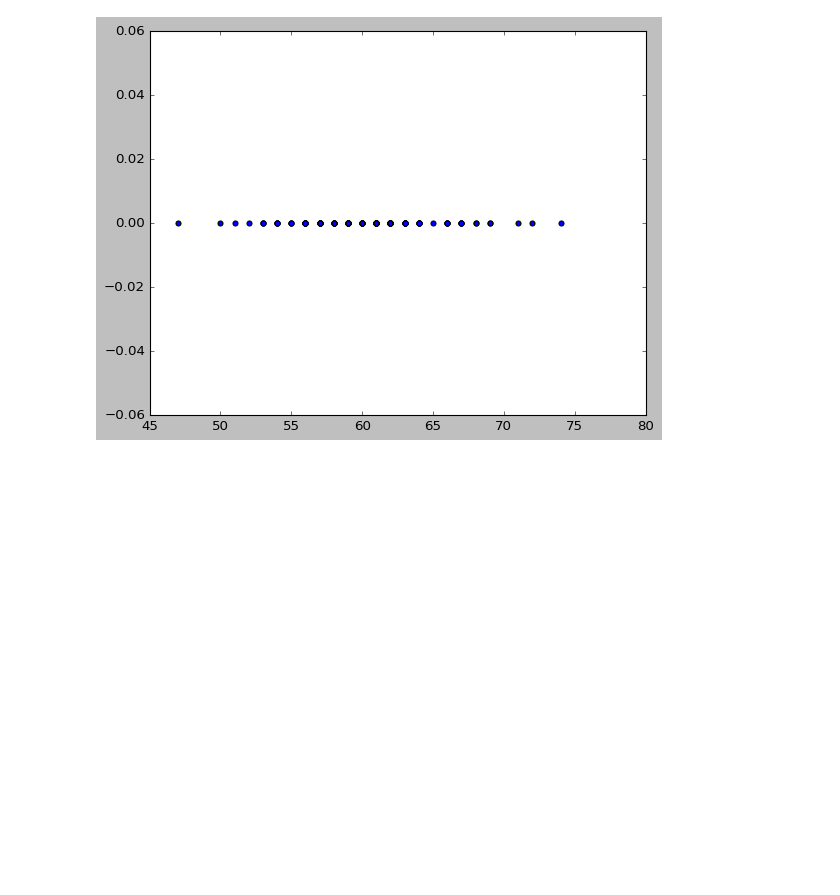
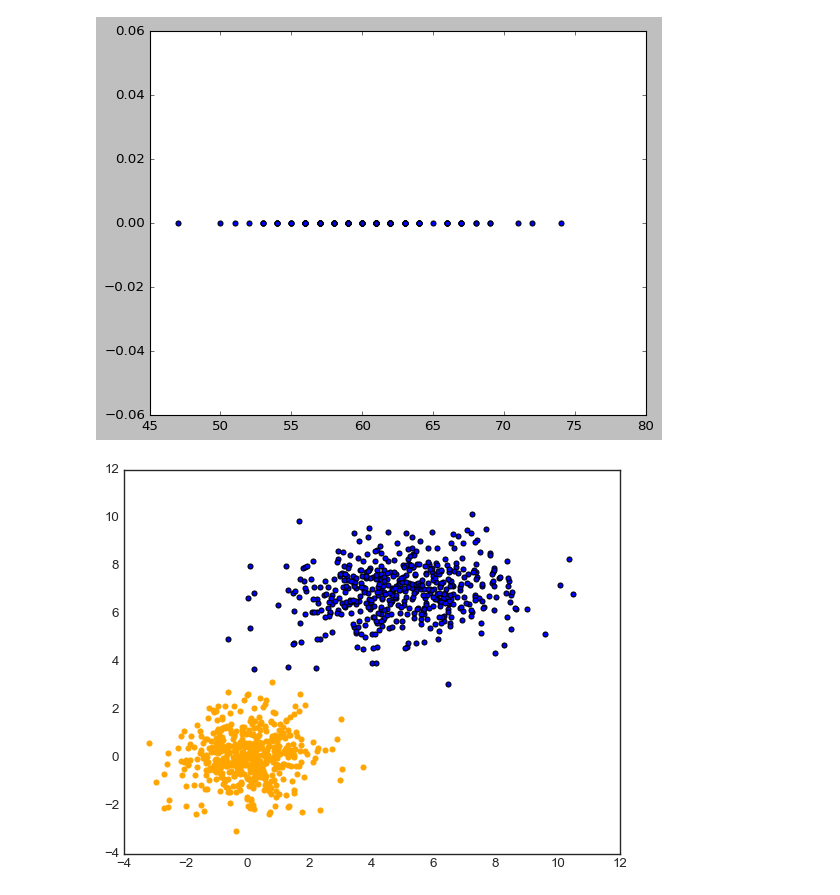
Before and after one commit to RGTechno/DataScience_Python, a Jupyter notebook: Matplotlib/plots.ipynb, the cells around one changed output. Cells and saved outputs as stored; diff of their text form; code cells hidden in the pictures; blank space fills up the shorter version.

Commit message:
multivariate dist

```diff
--- a/Matplotlib/plots.ipynb
+++ b/Matplotlib/plots.ipynb
@@ -149,0 +153,20 @@ plt.show()
+# %%
+mean = np.array([0.0,0.0])
+cov = np.array([[1,0],[0,1]])
+
+mean1 = np.array([5.0,7.0])
+cov1 = np.array([[3.4,0.2],[0.2,1.2]])
+
+dist = np.random.multivariate_normal(mean,cov,500)
+dist1 = np.random.multivariate_normal(mean1,cov1,500)
+
+# print(dist)
+# print(dist.shape)
+# %%
+plt.style.use("seaborn-white")
+plt.scatter(dist[:,0],dist[:,1],color="orange")
+plt.scatter(dist1[:,0],dist1[:,1])
+
+plt.show()
+# %% [output]
+[figure, added]
```
Also changed, not shown: parts of 1 cell of this notebook.
